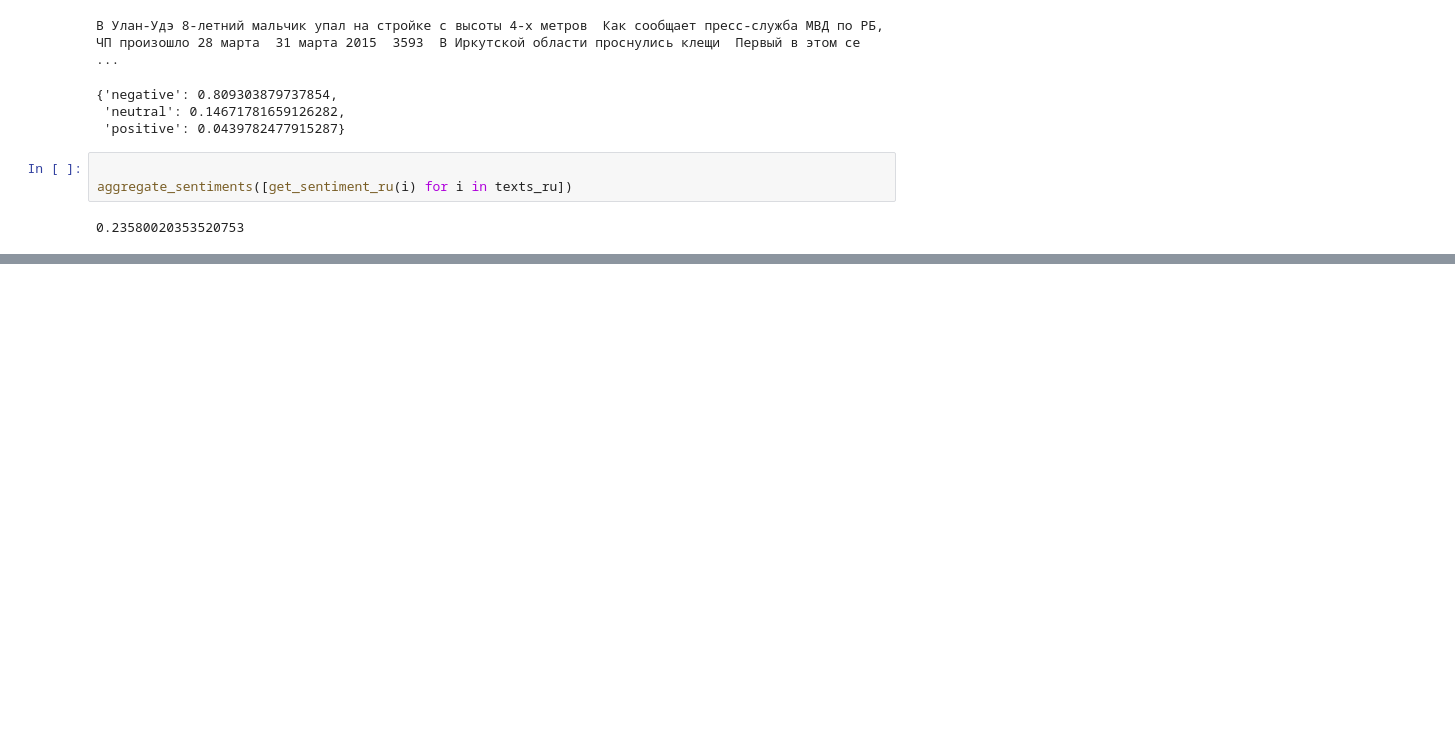
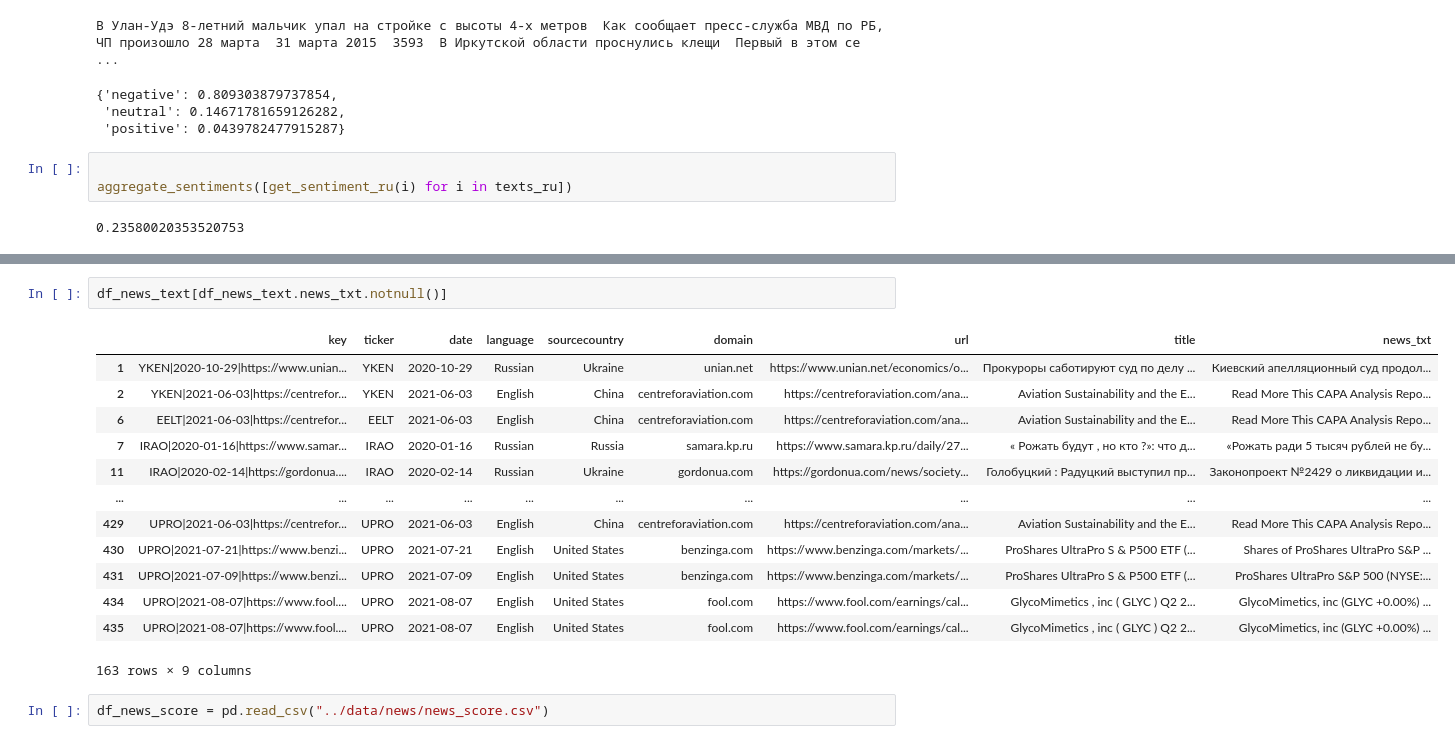
Before and after one commit to beilak/trading-ml-modeling, a Jupyter notebook: experements/extra_info_searching.ipynb, the cells around one changed output, grey strips where cells are left out. Cells and saved outputs as stored; diff of their text form; blank space fills up the shorter version.

Commit message:
news score

```diff
--- a/experements/extra_info_searching.ipynb
+++ b/experements/extra_info_searching.ipynb
@@ -547,0 +567,18 @@ aggregate_sentiments([get_sentiment_ru(i) for i in texts_ru])
+# %%
+df_news_text[df_news_text.news_txt.notnull()]
+# %% [output]
+|  | key | ticker | date | language | sourcecountry | domain | url | title | news_txt |
+| 1 | YKEN|2020-10-29|https://www.unian... | YKEN | 2020-10-29 | Russian | Ukraine | unian.net | https://www.unian.net/economics/o... | Прокуроры саботируют суд по делу ... | Киевский апелляционный суд продол... |
+| 2 | YKEN|2021-06-03|https://centrefor... | YKEN | 2021-06-03 | English | China | centreforaviation.com | https://centreforaviation.com/ana... | Aviation Sustainability and the E... | Read More This CAPA Analysis Repo... |
+| 6 | EELT|2021-06-03|https://centrefor... | EELT | 2021-06-03 | English | China | centreforaviation.com | https://centreforaviation.com/ana... | Aviation Sustainability and the E... | Read More This CAPA Analysis Repo... |
+| 7 | IRAO|2020-01-16|https://www.samar... | IRAO | 2020-01-16 | Russian | Russia | samara.kp.ru | https://www.samara.kp.ru/daily/27... | « Рожать будут , но кто ?»: что д... | «Рожать ради 5 тысяч рублей не бу... |
+| 11 | IRAO|2020-02-14|https://gordonua.... | IRAO | 2020-02-14 | Russian | Ukraine | gordonua.com | https://gordonua.com/news/society... | Голобуцкий : Радуцкий выступил пр... | Законопроект №2429 о ликвидации и... |
+| ... | ... | ... | ... | ... | ... | ... | ... | ... | ... |
+| 429 | UPRO|2021-06-03|https://centrefor... | UPRO | 2021-06-03 | English | China | centreforaviation.com | https://centreforaviation.com/ana... | Aviation Sustainability and the E... | Read More This CAPA Analysis Repo... |
+| 430 | UPRO|2021-07-21|https://www.benzi... | UPRO | 2021-07-21 | English | United States | benzinga.com | https://www.benzinga.com/markets/... | ProShares UltraPro S & P500 ETF (... | Shares of ProShares UltraPro S&P ... |
+| 431 | UPRO|2021-07-09|https://www.benzi... | UPRO | 2021-07-09 | English | United States | benzinga.com | https://www.benzinga.com/markets/... | ProShares UltraPro S & P500 ETF (... | ProShares UltraPro S&P 500 (NYSE:... |
+| 434 | UPRO|2021-08-07|https://www.fool.... | UPRO | 2021-08-07 | English | United States | fool.com | https://www.fool.com/earnings/cal... | GlycoMimetics , inc ( GLYC ) Q2 2... | GlycoMimetics, inc (GLYC +0.00%) ... |
+| 435 | UPRO|2021-08-07|https://www.fool.... | UPRO | 2021-08-07 | English | United States | fool.com | https://www.fool.com/earnings/cal... | GlycoMimetics , inc ( GLYC ) Q2 2... | GlycoMimetics, inc (GLYC +0.00%) ... |
+163 rows × 9 columns
+# %%
+df_news_score = pd.read_csv("../data/news/news_score.csv")
```
Also changed, not shown: parts of 4 cells of this notebook, 11 other files.
